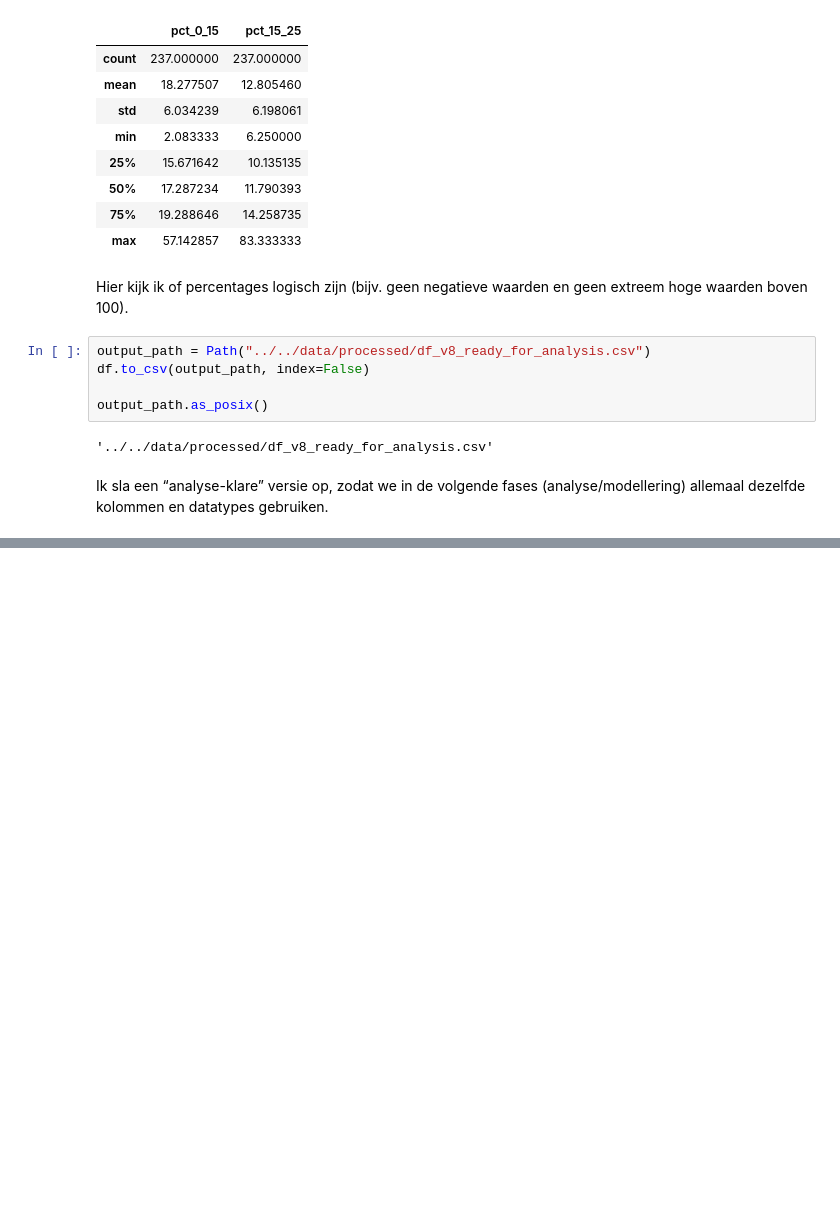
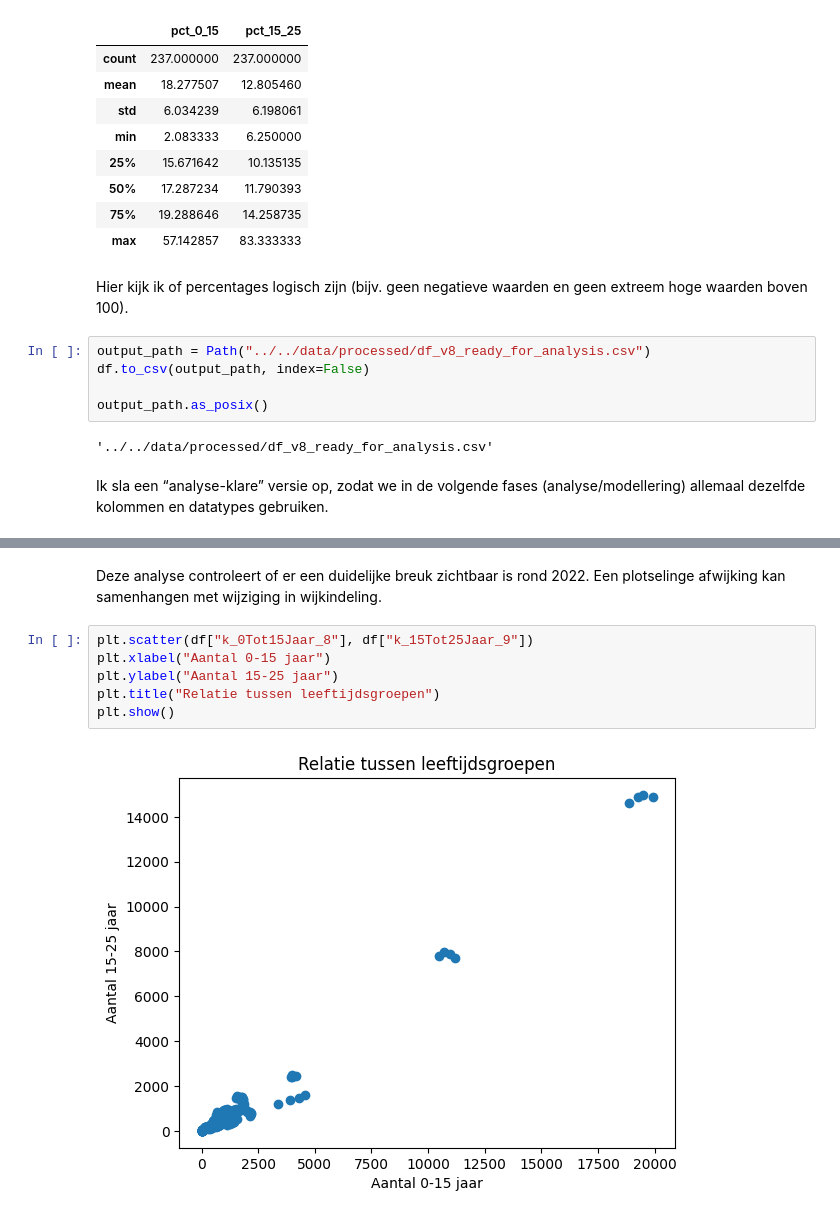
Before and after one commit to Ismael-991/almere-jeugd-voorspelling, a Jupyter notebook: notebooks/individual/Faysal_notebook.ipynb, the cells around one changed output, grey strips where cells are left out. Drawn from its saved outputs; the diff is of its cells as text; blank space fills up the shorter version.

```diff
--- a/notebooks/individual/Faysal_notebook.ipynb
+++ b/notebooks/individual/Faysal_notebook.ipynb
@@ -166,0 +245,11 @@ Ik sla een “analyse-klare” versie op, zodat we in de volgende fases (analyse
+# %% [markdown]
+Deze analyse controleert of er een duidelijke breuk zichtbaar is rond 2022.
+Een plotselinge afwijking kan samenhangen met wijziging in wijkindeling.
+# %%
+plt.scatter(df["k_0Tot15Jaar_8"], df["k_15Tot25Jaar_9"])
+plt.xlabel("Aantal 0-15 jaar")
+plt.ylabel("Aantal 15-25 jaar")
+plt.title("Relatie tussen leeftijdsgroepen")
+plt.show()
+# %% [output]
+[figure, added]
```
Also changed, not shown: parts of 28 cells of this notebook, 1 other file.
